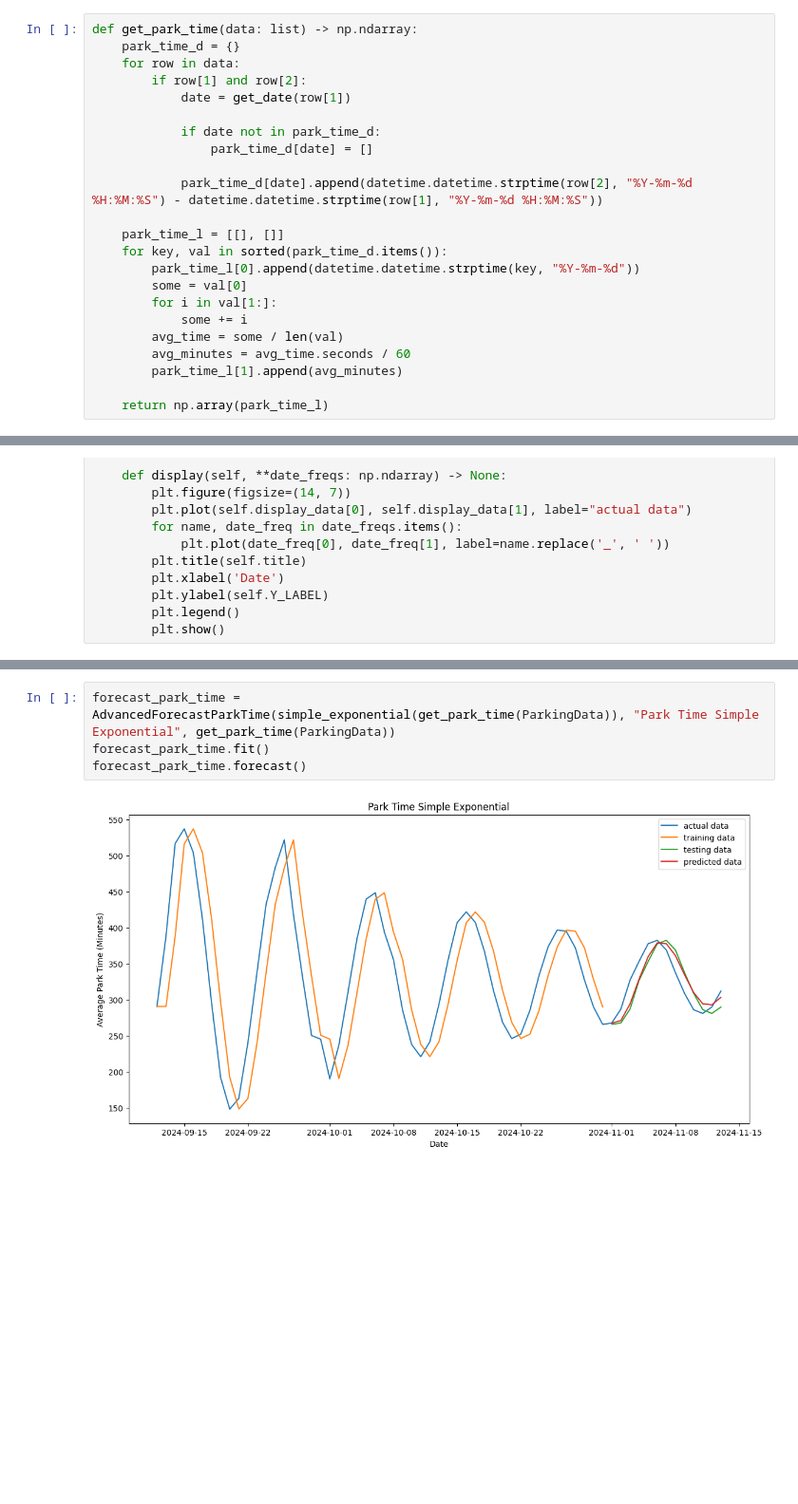
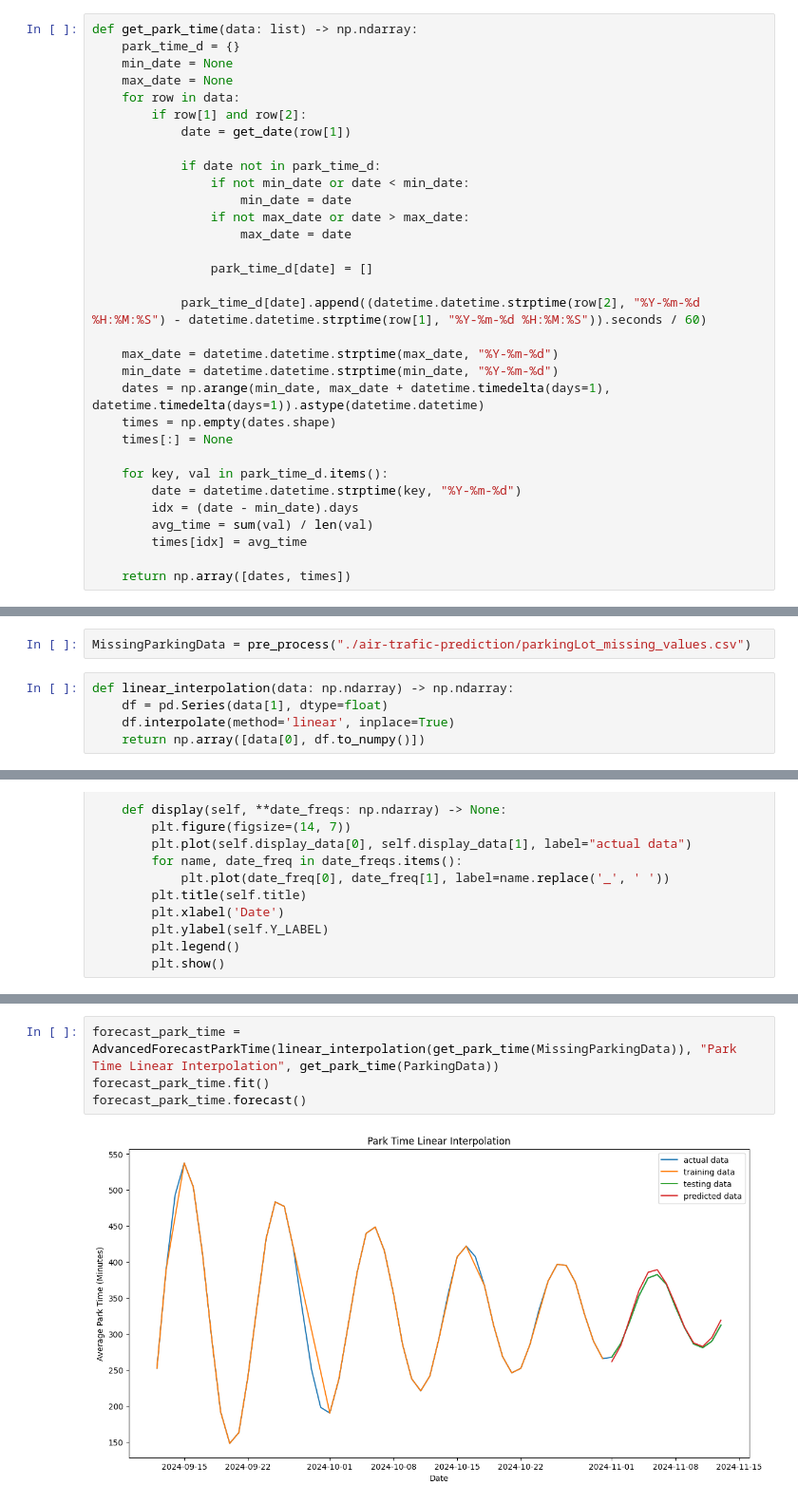
Before and after one commit to shawn-iitb/Data-DaVinci, a Jupyter notebook: Week 4/Programs/Q1.ipynb, the cells around one changed output, grey strips where cells are left out. Shown at 95% size. Saved outputs shown, nothing was run; the diff lists cells and outputs as text; blank space fills up the shorter version.

```diff
--- a/Week 4/Programs/Q1.ipynb
+++ b/Week 4/Programs/Q1.ipynb
@@ -139,26 +155,35 @@ Forecasting average parking time per day
 # %%
 def get_park_time(data: list) -> np.ndarray:
     park_time_d = {}
+    min_date = None
+    max_date = None
     for row in data:
         if row[1] and row[2]:
             date = get_date(row[1])
 
             if date not in park_time_d:
+                if not min_date or date < min_date:
+                    min_date = date
+                if not max_date or date > max_date:
+                    max_date = date
+
                 park_time_d[date] = []
 
-            park_time_d[date].append(datetime.datetime.strptime(row[2], "%Y-%m-%d %H:%M:%S") - datetime.datetime.strptime(row[1], "%Y-%m-%d %H:%M:%S"))
+            park_time_d[date].append((datetime.datetime.strptime(row[2], "%Y-%m-%d %H:%M:%S") - datetime.datetime.strptime(row[1], "%Y-%m-%d %H:%M:%S")).seconds / 60)
 
-    park_time_l = [[], []]
-    for key, val in sorted(park_time_d.items()):
-        park_time_l[0].append(datetime.datetime.strptime(key, "%Y-%m-%d"))
-        some = val[0]
-        for i in val[1:]:
-            some += i
-        avg_time = some / len(val)
-        avg_minutes = avg_time.seconds / 60
-        park_time_l[1].append(avg_minutes)
+    max_date = datetime.datetime.strptime(max_date, "%Y-%m-%d")
+    min_date = datetime.datetime.strptime(min_date, "%Y-%m-%d")
+    dates = np.arange(min_date, max_date + datetime.timedelta(days=1), datetime.timedelta(days=1)).astype(datetime.datetime)
+    times = np.empty(dates.shape)
+    times[:] = None
 
-    return np.array(park_time_l)
+    for key, val in park_time_d.items():
+        date = datetime.datetime.strptime(key, "%Y-%m-%d")
+        idx = (date - min_date).days
+        avg_time = sum(val) / len(val)
+        times[idx] = avg_time
+
+    return np.array([dates, times])
 # %%
 class ForecastParkTime(ForecastStuff):
     def __init__(self, data: np.ndarray, title: str ="Park time"):
@@ -181,0 +213,7 @@ Outlier smoothing and Missing value imputation
+# %%
+MissingParkingData = pre_process("./air-trafic-prediction/parkingLot_missing_values.csv")
+# %%
+def linear_interpolation(data: np.ndarray) -> np.ndarray:
+    df = pd.Series(data[1], dtype=float)
+    df.interpolate(method='linear', inplace=True)
+    return np.array([data[0], df.to_numpy()])
@@ -234,6 +308,6 @@ Mean Absolute Percentage Error (MAPE): 1.419215538998647%
 # %%
-forecast_park_time = AdvancedForecastParkTime(simple_exponential(get_park_time(ParkingData)), "Park Time Simple Exponential", get_park_time(ParkingData))
+forecast_park_time = AdvancedForecastParkTime(linear_interpolation(get_park_time(MissingParkingData)), "Park Time Linear Interpolation", get_park_time(ParkingData))
 forecast_park_time.fit()
 forecast_park_time.forecast()
 # %% [output]
-[figure, old version]
+[figure, new version]
```
Also changed, not shown: parts of 24 cells of this notebook.
